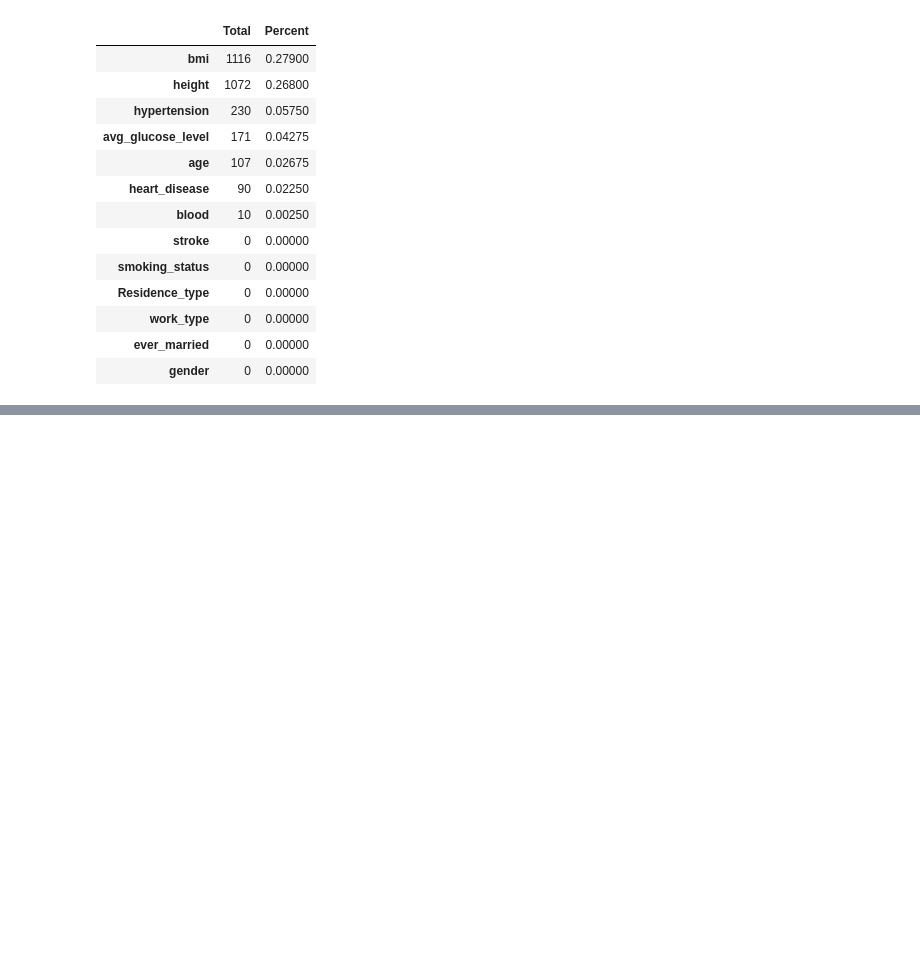
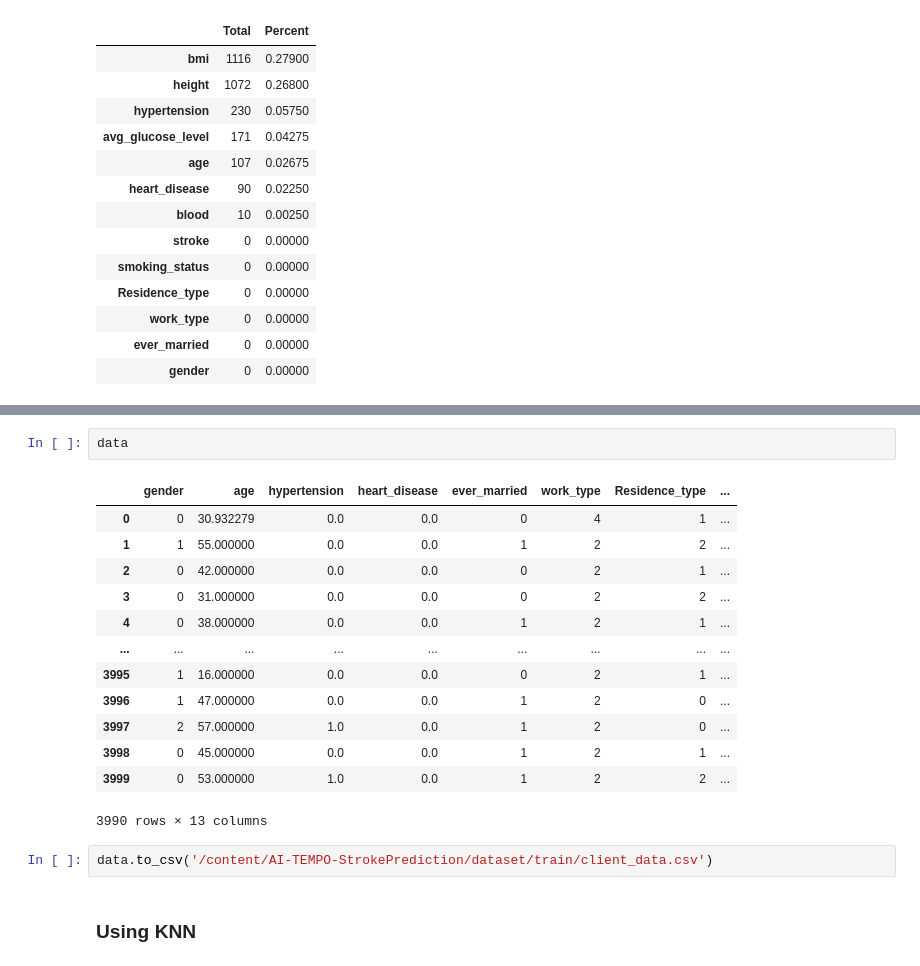
Before and after one commit to Hoangthang017/AI-TEMPO-StrokePrediction, a Jupyter notebook: model/strokePrediction.ipynb, the cells around one changed output, grey strips where cells are left out. Saved outputs shown, nothing was run; the diff lists cells and outputs as text; blank space fills up the shorter version.

```diff
--- a/model/strokePrediction.ipynb
+++ b/model/strokePrediction.ipynb
@@ -150,0 +235,20 @@ standard_data
+# %%
+data
+# %% [output]
+|  | gender | age | hypertension | heart_disease | ever_married | work_type | Residence_type | ... |
+| 0 | 0 | 30.932279 | 0.0 | 0.0 | 0 | 4 | 1 | ... |
+| 1 | 1 | 55.000000 | 0.0 | 0.0 | 1 | 2 | 2 | ... |
+| 2 | 0 | 42.000000 | 0.0 | 0.0 | 0 | 2 | 1 | ... |
+| 3 | 0 | 31.000000 | 0.0 | 0.0 | 0 | 2 | 2 | ... |
+| 4 | 0 | 38.000000 | 0.0 | 0.0 | 1 | 2 | 1 | ... |
+| ... | ... | ... | ... | ... | ... | ... | ... | ... |
+| 3995 | 1 | 16.000000 | 0.0 | 0.0 | 0 | 2 | 1 | ... |
+| 3996 | 1 | 47.000000 | 0.0 | 0.0 | 1 | 2 | 0 | ... |
+| 3997 | 2 | 57.000000 | 1.0 | 0.0 | 1 | 2 | 0 | ... |
+| 3998 | 0 | 45.000000 | 0.0 | 0.0 | 1 | 2 | 1 | ... |
+| 3999 | 0 | 53.000000 | 1.0 | 0.0 | 1 | 2 | 2 | ... |
+3990 rows × 13 columns
+# %%
+data.to_csv('/content/AI-TEMPO-StrokePrediction/dataset/train/client_data.csv')
+# %% [markdown]
+### Using KNN
```
Also changed, not shown: parts of 20 cells of this notebook.
